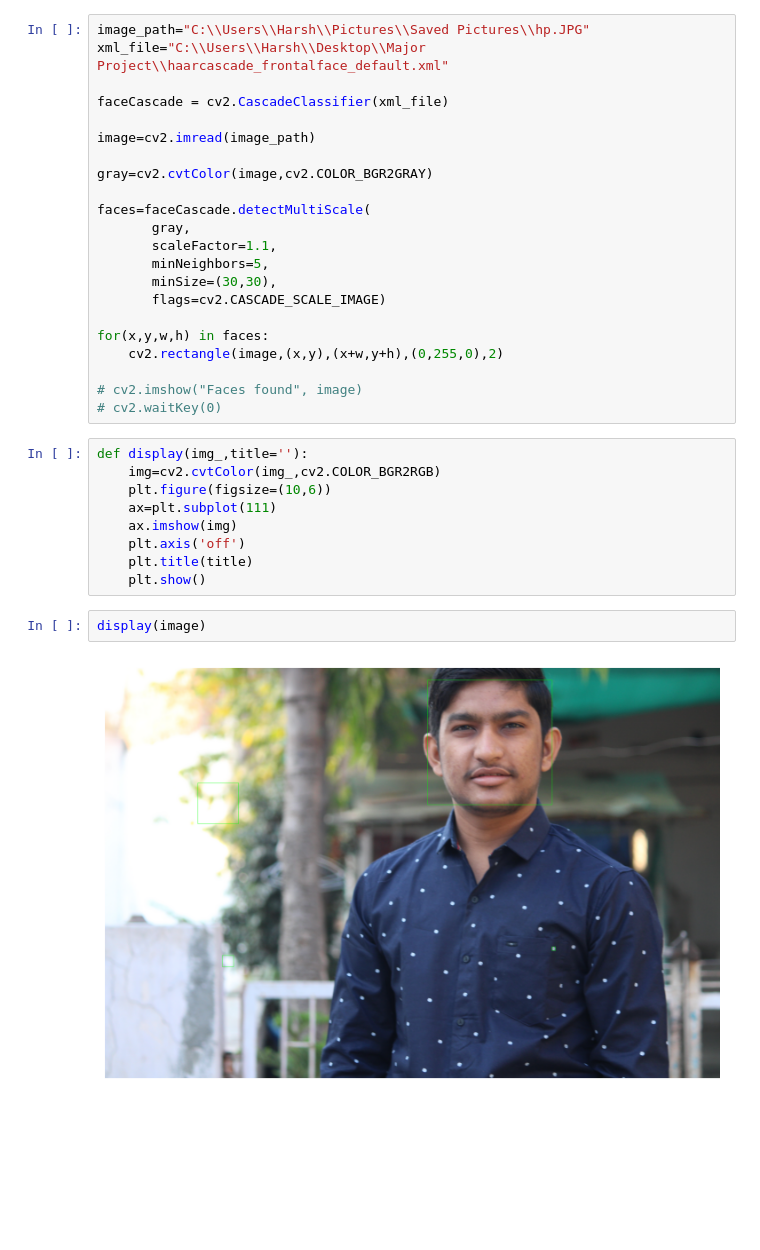
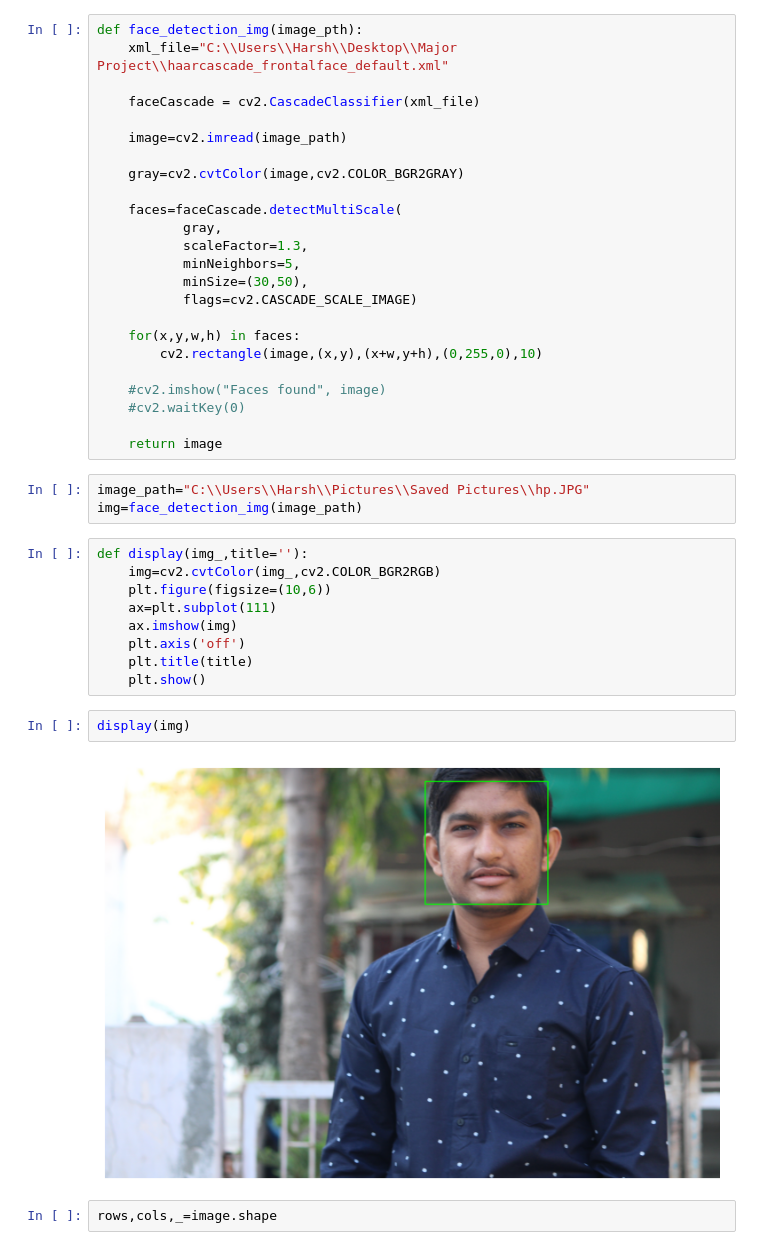
Before and after one commit to harshp1509/Facial-emotion-recognition-system-, a Jupyter notebook: Facial emotion recognition system.ipynb, the cells around one changed output. Drawn from its saved outputs; the diff is of its cells as text; blank space fills up the shorter version.

Commit message:
Add files via upload
face extraction

```diff
--- a/Facial emotion recognition system.ipynb
+++ b/Facial emotion recognition system.ipynb
@@ -60,25 +61,30 @@ cv2.destroyAllWindows()
 # %%
-image_path="C:\\Users\\Harsh\\Pictures\\Saved Pictures\\hp.JPG"
-xml_file="C:\\Users\\Harsh\\Desktop\\Major Project\\haarcascade_frontalface_default.xml"
+def face_detection_img(image_pth):
+    xml_file="C:\\Users\\Harsh\\Desktop\\Major Project\\haarcascade_frontalface_default.xml"
 
-faceCascade = cv2.CascadeClassifier(xml_file)
+    faceCascade = cv2.CascadeClassifier(xml_file)
 
-image=cv2.imread(image_path)
+    image=cv2.imread(image_path)
 
-gray=cv2.cvtColor(image,cv2.COLOR_BGR2GRAY)
+    gray=cv2.cvtColor(image,cv2.COLOR_BGR2GRAY)
 
-faces=faceCascade.detectMultiScale(
-       gray,
-       scaleFactor=1.1,
-       minNeighbors=5,
-       minSize=(30,30),
-       flags=cv2.CASCADE_SCALE_IMAGE)
+    faces=faceCascade.detectMultiScale(
+           gray,
+           scaleFactor=1.3,
+           minNeighbors=5,
+           minSize=(30,50),
+           flags=cv2.CASCADE_SCALE_IMAGE)
 
-for(x,y,w,h) in faces:
-    cv2.rectangle(image,(x,y),(x+w,y+h),(0,255,0),2)
+    for(x,y,w,h) in faces:
+        cv2.rectangle(image,(x,y),(x+w,y+h),(0,255,0),10)
 
-# cv2.imshow("Faces found", image)
-# cv2.waitKey(0)
+    #cv2.imshow("Faces found", image)
+    #cv2.waitKey(0)
+
+    return image
+# %%
+image_path="C:\\Users\\Harsh\\Pictures\\Saved Pictures\\hp.JPG"
+img=face_detection_img(image_path)
 # %%
 def display(img_,title=''):
     img=cv2.cvtColor(img_,cv2.COLOR_BGR2RGB)
@@ -89,6 +95,8 @@ def display(img_,title=''):
     plt.title(title)
     plt.show()
 # %%
-display(image)
+display(img)
 # %% [output]
-[figure, old version]
+[figure, new version]
+# %%
+rows,cols,_=image.shape
```
Also changed, not shown: parts of 5 cells of this notebook.
